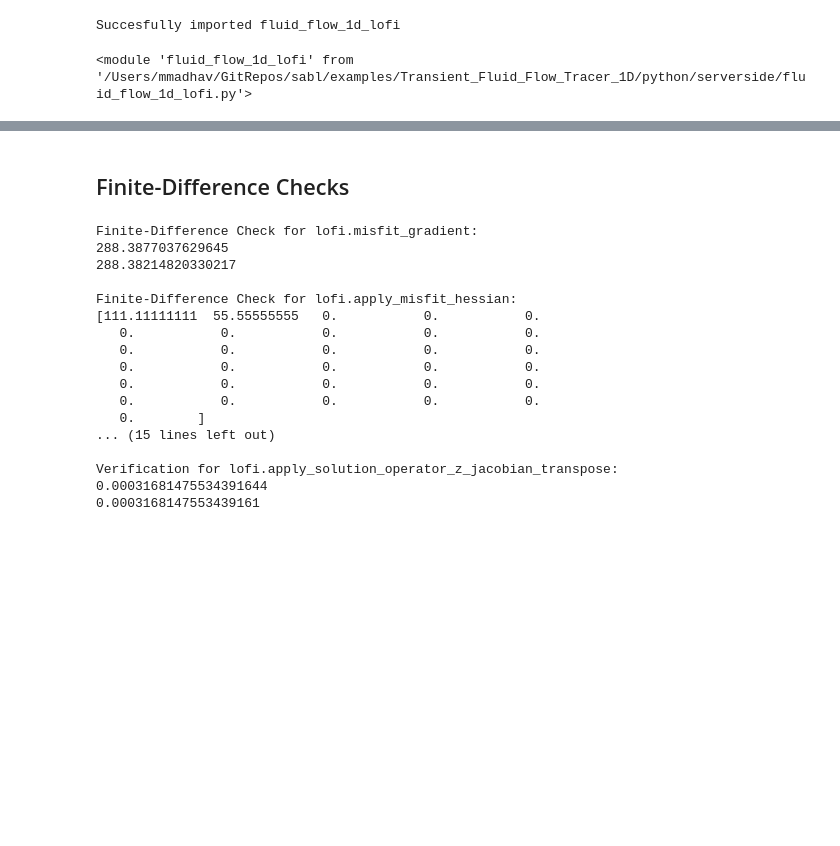
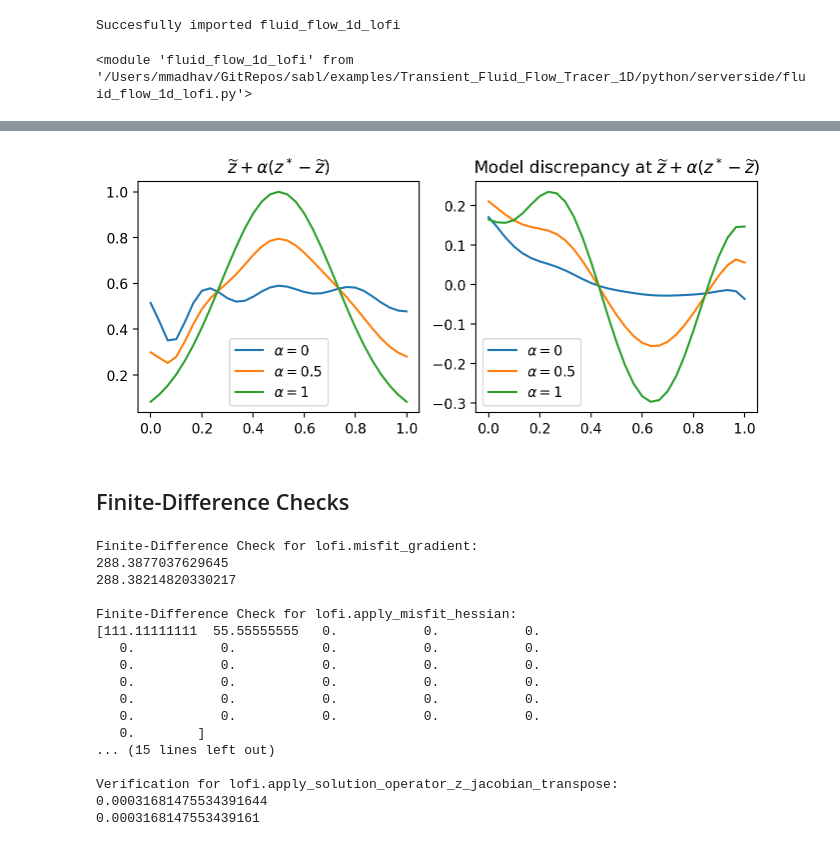
Before and after one commit to sandialabs/Sola, a Jupyter notebook: examples/Transient_Fluid_Flow_Tracer_1D/python/serverside/eval_discrepancy.ipynb, the cells around one changed output, grey strips where cells are left out. Drawn from its saved outputs; the diff is of its cells as text; code cells hidden in the pictures; blank space fills up the shorter version.

```diff
--- a/examples/Transient_Fluid_Flow_Tracer_1D/python/serverside/eval_discrepancy.ipynb
+++ b/examples/Transient_Fluid_Flow_Tracer_1D/python/serverside/eval_discrepancy.ipynb
@@ -63,7 +44,0 @@ plt.ylim(0,1)
-# %%
-alpha = 0
-d_0 = discrepancy_end(z_lofi + alpha * (z_hifi - z_lofi))
-alpha = 2
-d_2 = discrepancy_end(z_lofi + alpha * (z_hifi - z_lofi))
-alpha = 4
-d_4 = discrepancy_end(z_lofi + alpha * (z_hifi - z_lofi))
@@ -153,3 +80,16 @@ plt.legend()
+# %%
+plt.figure(figsize=(8, 3))
+plt.subplot(1, 2, 1)
+for alpha in alphas: vertex_plot(zs[alpha], label=r'$\alpha = '+str(alpha)+'$')
+plt.title(r"$\widetilde{z} + \alpha(z^* - \widetilde{z})$")
+plt.legend();
+
+plt.subplot(1, 2, 2)
+for alpha in alphas: vertex_plot(ds[alpha], label=r'$\alpha = '+str(alpha)+'$')
+plt.title(r"Model discrepancy at $\widetilde{z} + \alpha(z^* - \widetilde{z})$")
+plt.legend();
+# %% [output]
+[figure, added]
 # %% [markdown]
 ## Finite-Difference Checks
 # %%
```
Also changed, not shown: parts of 19 cells of this notebook, 6 other files.
